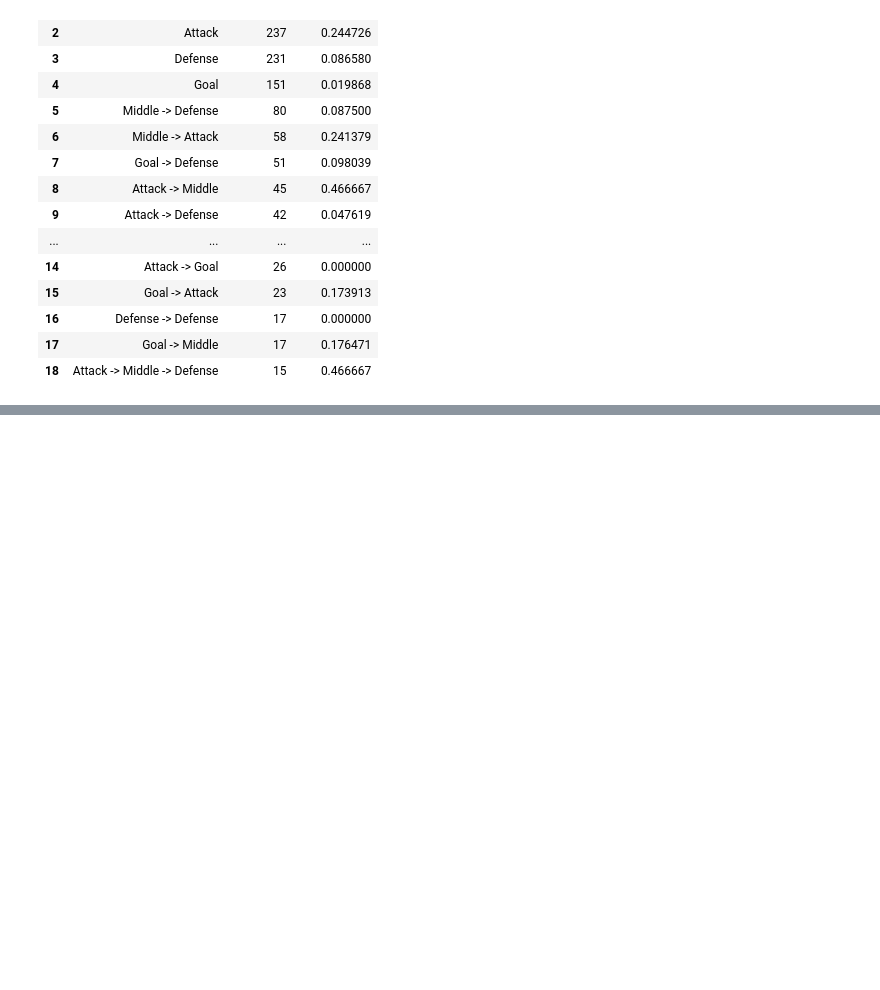
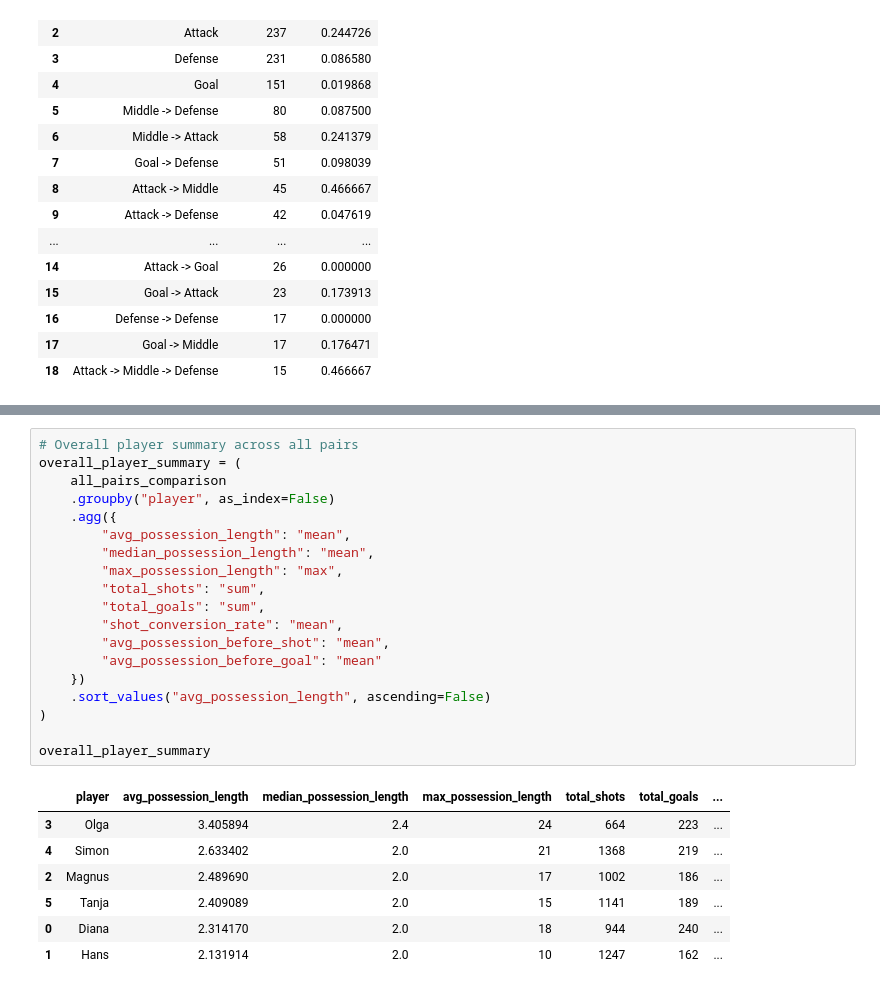
Before and after one commit to Rutvik-rn/Kicker-Strategy, a Jupyter notebook: notebook.ipynb, the cells around one changed output, grey strips where cells are left out. Drawn from its saved outputs; the diff is of its cells as text; blank space fills up the shorter version.

```diff
--- a/notebook.ipynb
+++ b/notebook.ipynb
@@ -1262,0 +1382,27 @@ analyze_player_shot_paths(timestamped_data_tanja)
+# %%
+# Overall player summary across all pairs
+overall_player_summary = (
+    all_pairs_comparison
+    .groupby("player", as_index=False)
+    .agg({
+        "avg_possession_length": "mean",
+        "median_possession_length": "mean",
+        "max_possession_length": "max",
+        "total_shots": "sum",
+        "total_goals": "sum",
+        "shot_conversion_rate": "mean",
+        "avg_possession_before_shot": "mean",
+        "avg_possession_before_goal": "mean"
+    })
+    .sort_values("avg_possession_length", ascending=False)
+)
+
+overall_player_summary
+# %% [output]
+|  | player | avg_possession_length | median_possession_length | max_possession_length | total_shots | total_goals | ... |
+| 3 | Olga | 3.405894 | 2.4 | 24 | 664 | 223 | ... |
+| 4 | Simon | 2.633402 | 2.0 | 21 | 1368 | 219 | ... |
+| 2 | Magnus | 2.489690 | 2.0 | 17 | 1002 | 186 | ... |
+| 5 | Tanja | 2.409089 | 2.0 | 15 | 1141 | 189 | ... |
+| 0 | Diana | 2.314170 | 2.0 | 18 | 944 | 240 | ... |
+| 1 | Hans | 2.131914 | 2.0 | 10 | 1247 | 162 | ... |
```
Also changed, not shown: parts of 6 cells of this notebook.
